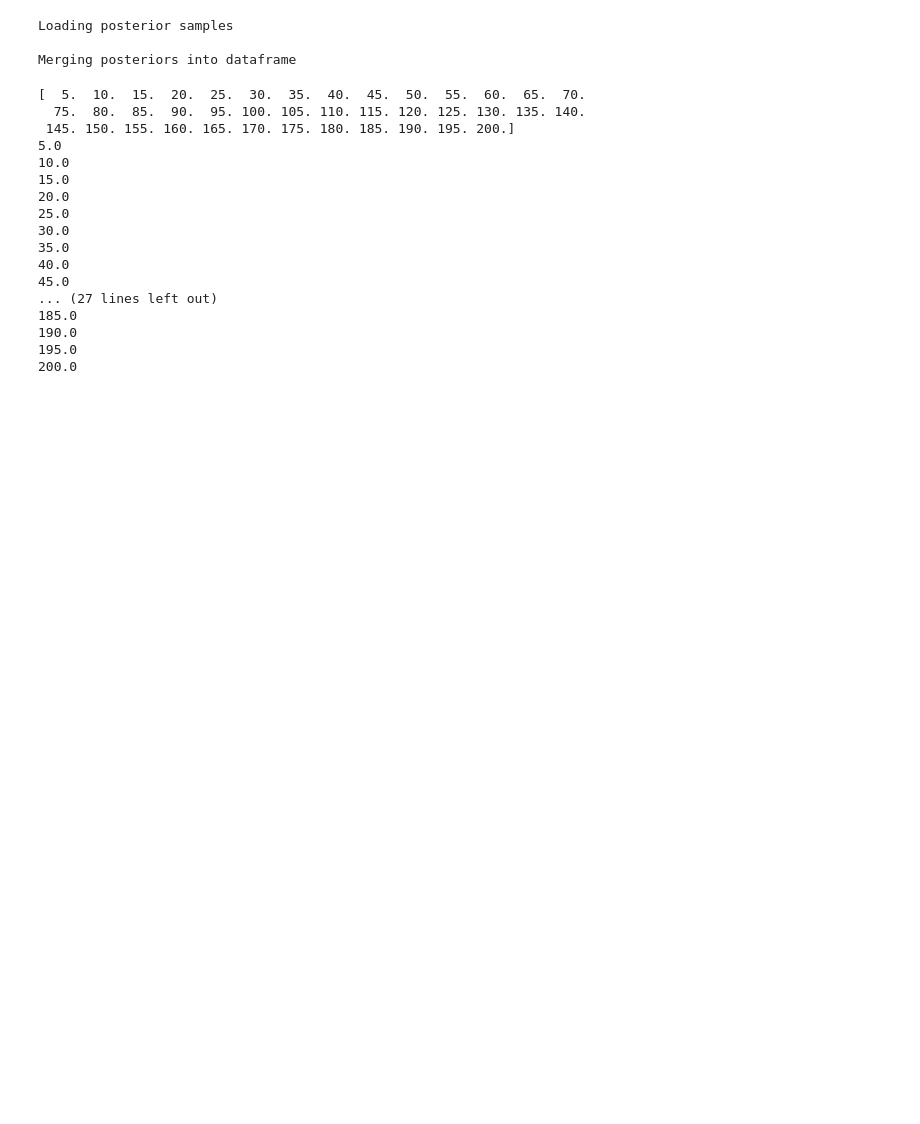
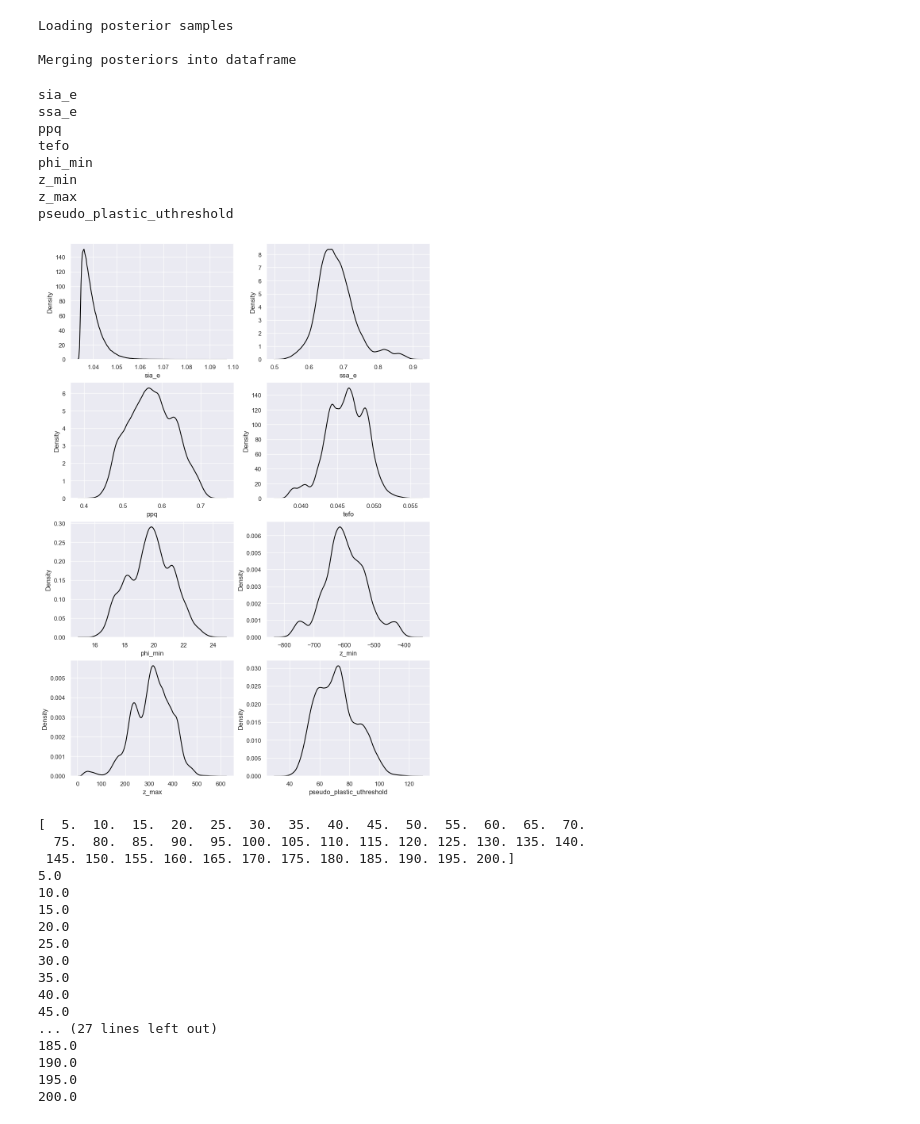
Before and after one commit to pism/pism-emulator, a Jupyter notebook: kyle_calibration/Seaborn_groups.ipynb, the cells around one changed output. Cells and saved outputs as stored; diff of their text form; code cells hidden in the pictures; blank space fills up the shorter version.

```diff
--- a/kyle_calibration/Seaborn_groups.ipynb
+++ b/kyle_calibration/Seaborn_groups.ipynb
@@ -95,29 +111,33 @@ def kl_divergences(df,vars,models,num_groups=10,per_group=60):
         divs[var] = kl_average
     return divs
 # %%
-emulator_dir = "/data/work/antarctica_calibration/speedemulator/2021_11_pseudo_plastic_kb"
-samples_file = "/data/work/antarctica_calibration/speed_calibration_pseudo_plastic_128.csv"
+emulator_dir = "/data/work/antarctica_calibration/speedemulator/2022_03_regularized_coulomb_kb"
+if 'regularized_coulomb' in emulator_dir:
+    samples_file = "/data/work/antarctica_calibration/speed_calibration_regularized_coulomb_128.csv"
+else:
+    samples_file = "/data/work/antarctica_calibration/speed_calibration_pseudo_plastic_128.csv"
 frac         = 0.1
 
 print("Loading prior samples\n")
 samples = pd.read_csv(samples_file).drop(columns=["id"])
 
-X = samples.values
-X_mean = samples.mean(axis=0)
-X_std = samples.std(axis=0)
-X_keys = samples.keys()
-
-n_samples, n_parameters = X.shape
-
-X_min = (((X.min(axis=0) - X_mean) / X_std - 1e-3) * X_std + X_mean).values
-X_max = (((X.max(axis=0) - X_mean) / X_std + 1e-3) * X_std + X_mean).values
-
-# We assume a beta(3,3) distr as our prior
-alpha_b = 3.0
-beta_b = 3.0
-X_prior = (
-    beta.rvs(alpha_b, beta_b, size=(100000, n_parameters)) * (X_max - X_min) + X_min
-)
+# TODO: Add multiple df functionality, and plot multiple different post samples directories onto the same graph
+#X = samples.values
+#X_mean = samples.mean(axis=0)
+#X_std = samples.std(axis=0)
+#X_keys = samples.keys()
+#
+#n_samples, n_parameters = X.shape
+#
+#X_min = (((X.min(axis=0) - X_mean) / X_std - 1e-3) * X_std + X_mean).values
+#X_max = (((X.max(axis=0) - X_mean) / X_std + 1e-3) * X_std + X_mean).values
+#
+## We assume a beta(3,3) distr as our prior
+#alpha_b = 3.0
+#beta_b = 3.0
+#X_prior = (
+#    beta.rvs(alpha_b, beta_b, size=(100000, n_parameters)) * (X_max - X_min) + X_min
+#)
 
 l_post = []
 # %% [output]
@@ -143,6 +163,18 @@ models = posterior_df['Model'].unique()
 Loading posterior samples
 
 Merging posteriors into dataframe
+# %%
+plot_posterior(posterior_df, X_keys)
+# %% [output]
+sia_e
+ssa_e
+ppq
+tefo
+phi_min
+z_min
+z_max
+pseudo_plastic_uthreshold
+[figure, added]
 # %%
 np.seterr(invalid='ignore',divide='ignore')
 lcurves = {}
```
Also changed, not shown: parts of 1 cell of this notebook.
